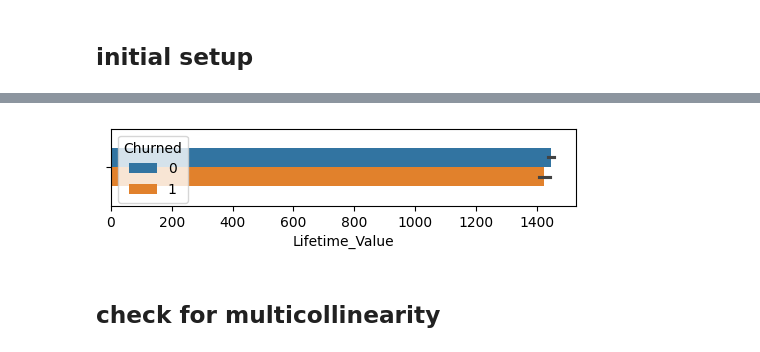
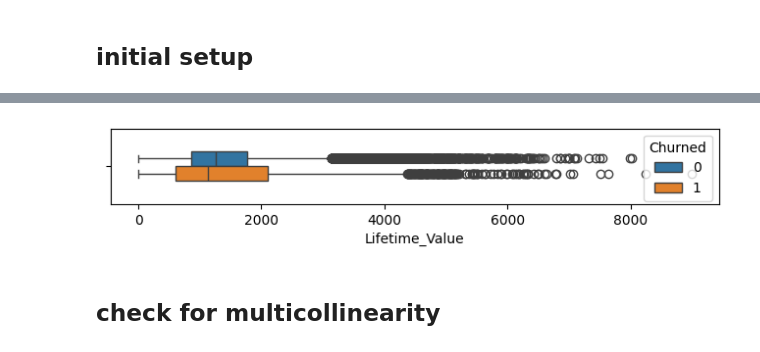
Before and after one commit to shashankgarewal/customer-churn-prediction-segmentation-revenue-risk-analysis, a Jupyter notebook: notebooks/churn-modeling.ipynb, the cells around one changed output, grey strips where cells are left out. Cells and saved outputs as stored; diff of their text form; code cells hidden in the pictures.

```diff
--- a/notebooks/churn-modeling.ipynb
+++ b/notebooks/churn-modeling.ipynb
@@ -42,9 +45,9 @@ plt.show()
 # %%
-plt.figure(figsize=(6, 1))
-sns.barplot(df, x='Lifetime_Value', hue='Churned', width=0.5)
+plt.figure(figsize=(8, 1))
+sns.boxplot(df, x='Lifetime_Value', hue='Churned', width=0.4)
 plt.show()
 # %% [output]
-[figure, old version]
+[figure, new version]
 # %% [markdown]
 ## check for multicollinearity
 # %%
```
Also changed, not shown: parts of 33 cells of this notebook.
